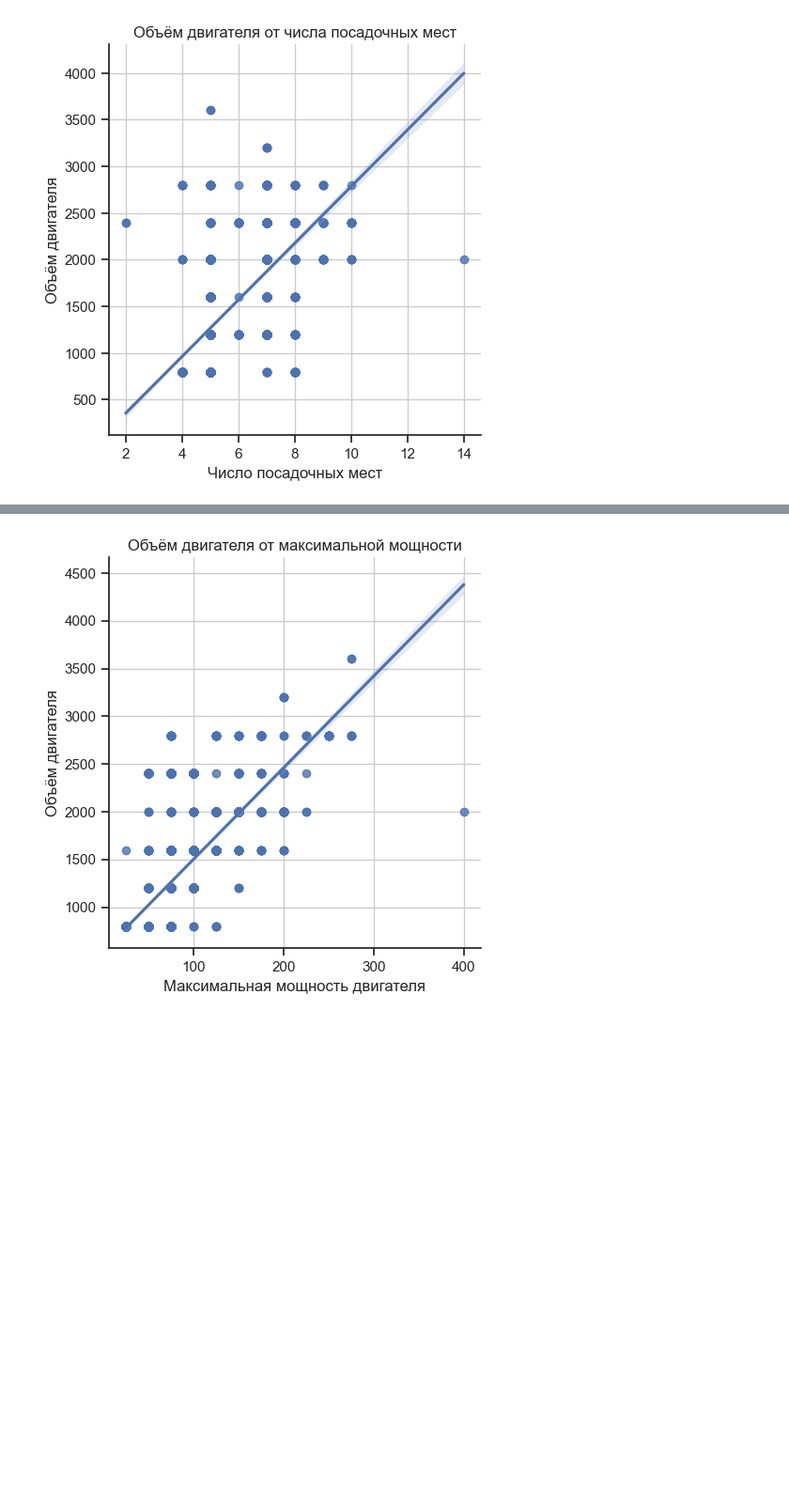
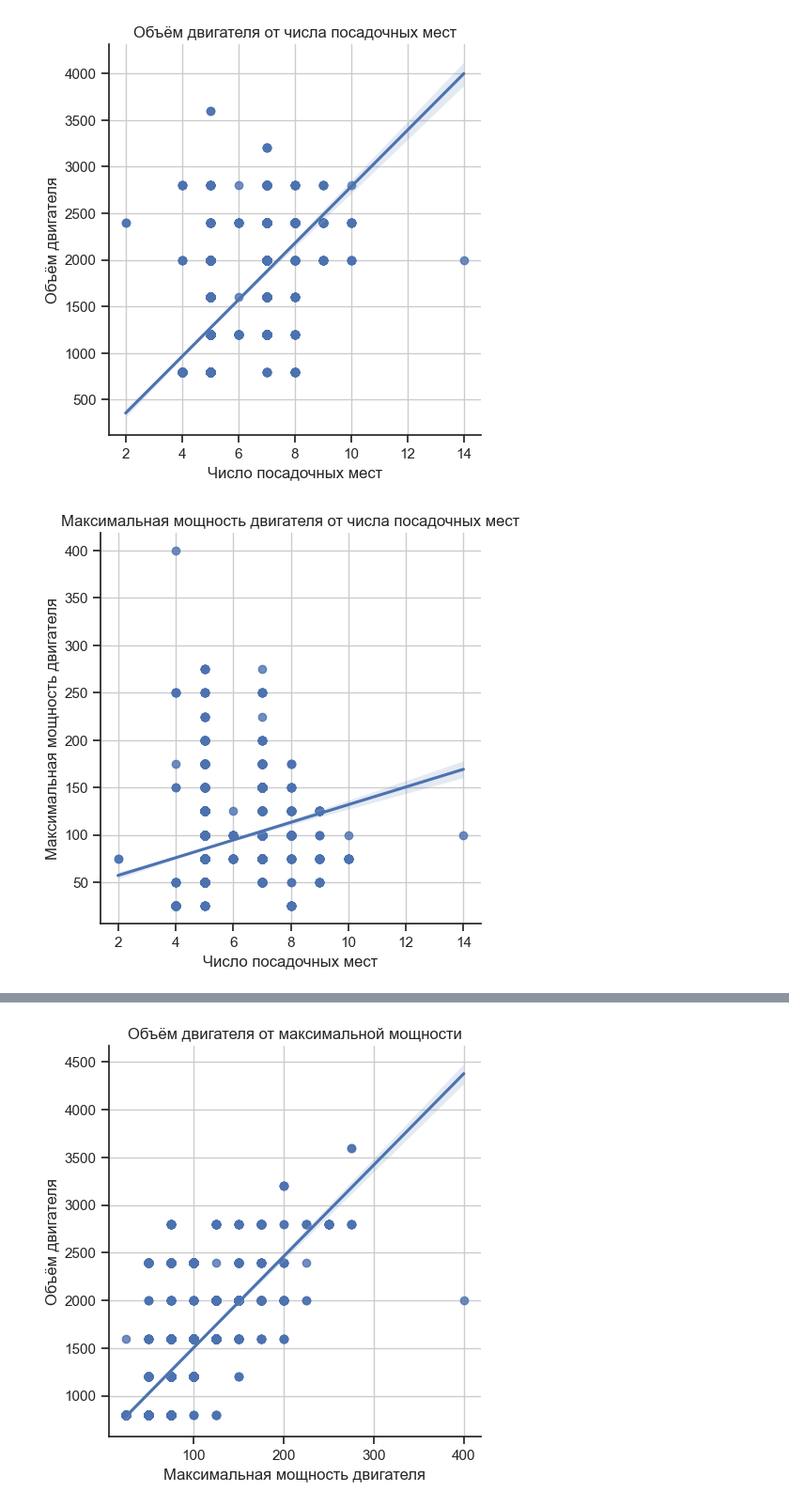
Before and after one commit to LlirikOknessu/tpu-8e21-ai-basis, a Jupyter notebook: Racheev/EDA_Racheev.ipynb, the cells around one changed output, grey strips where cells are left out. Shown at 94% size. Saved outputs shown, nothing was run; the diff lists cells and outputs as text; code cells hidden in the pictures; blank space fills up the shorter version.

```diff
--- a/Racheev/EDA_Racheev.ipynb
+++ b/Racheev/EDA_Racheev.ipynb
@@ -2980,3 +2980,15 @@ plt.grid()
 plt.show()
 # %% [output]
 [figure]
+# %%
+#fig, ax = plt.subplots()
+#fig.figure()
+sns.set_theme(style="ticks")
+sns.lmplot(x='seats', y='mpow_val_d', data=car_table[(car_table['seats'].isnull()==False) & (car_table['mpow_val_d']!=0)], height=5)
+plt.title('Максимальная мощность двигателя от числа посадочных мест')
+plt.xlabel('Число посадочных мест')
+plt.ylabel('Максимальная мощность двигателя') #Подпись для оси y
+plt.grid()
+plt.show()
+# %% [output]
+[figure, added]
```
Also changed, not shown: parts of 19 cells of this notebook, 2 other files.
